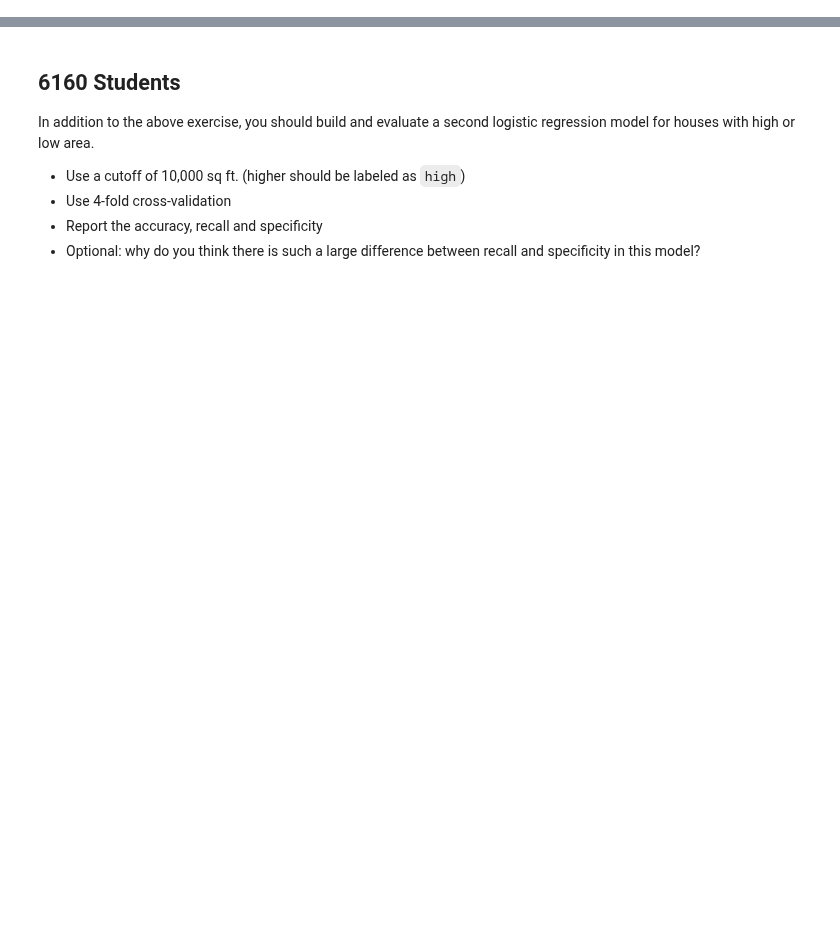
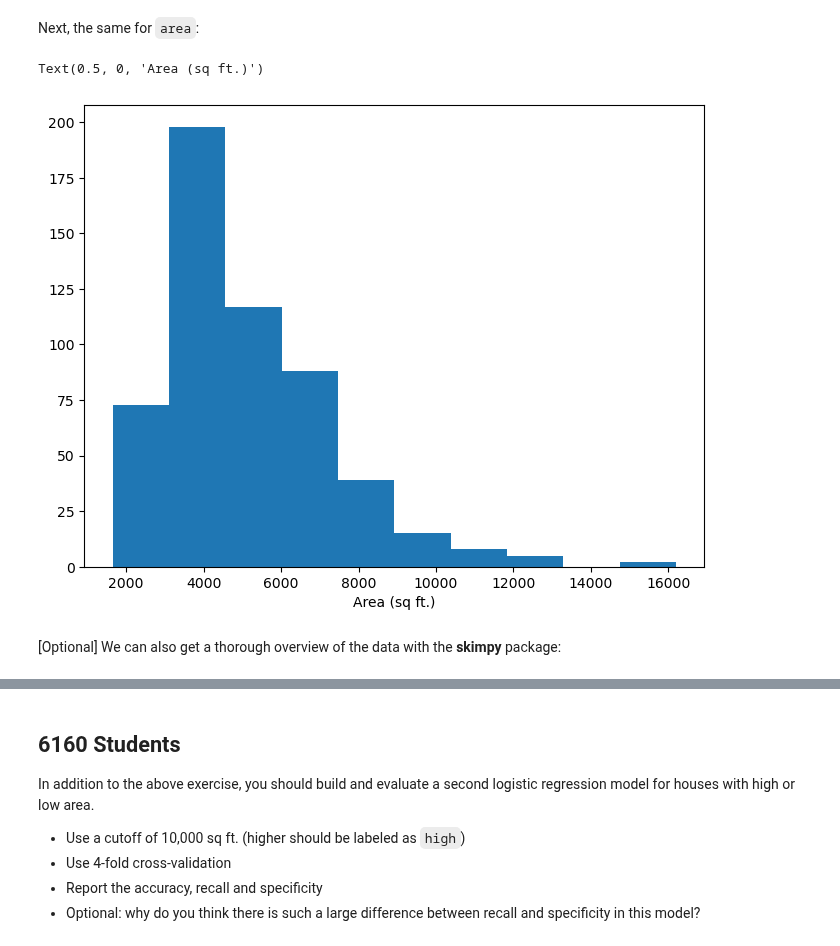
Before and after one commit to alexandster/geog3155, a Jupyter notebook: GEOG_3155_6155_lab03.ipynb, the cells around one changed output, grey strips where cells are left out. Saved outputs shown, nothing was run; the diff lists cells and outputs as text; code cells hidden in the pictures; blank space fills up the shorter version.

```diff
--- a/GEOG_3155_6155_lab03.ipynb
+++ b/GEOG_3155_6155_lab03.ipynb
@@ -812,0 +114,11 @@ Use a new notebook to record your answers and output. These should be submitted
+# %% [markdown]
+Next, the same for `area`:
+# %%
+plt.figure(figsize=(8, 6))
+plt.hist(df['area'])
+plt.xlabel('Area (sq ft.)')
+# %% [output]
+Text(0.5, 0, 'Area (sq ft.)')
+[figure, added]
+# %% [markdown]
+[Optional] We can also get a thorough overview of the data with the **skimpy** package:
```
Also changed, not shown: parts of 212 cells of this notebook, 57 other files.
